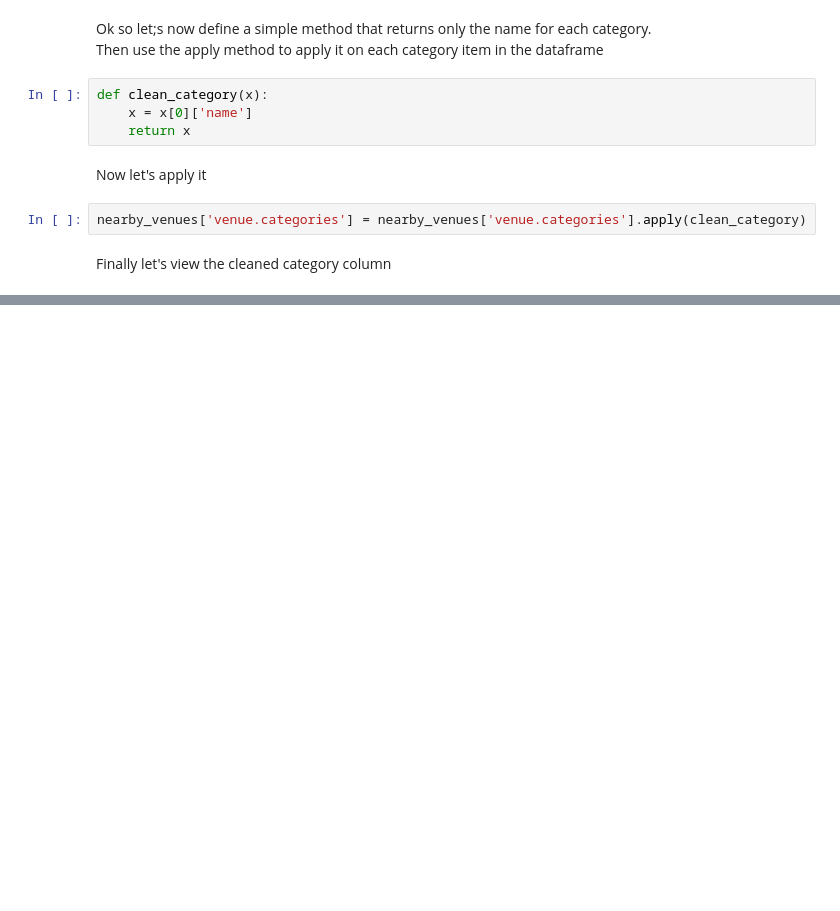
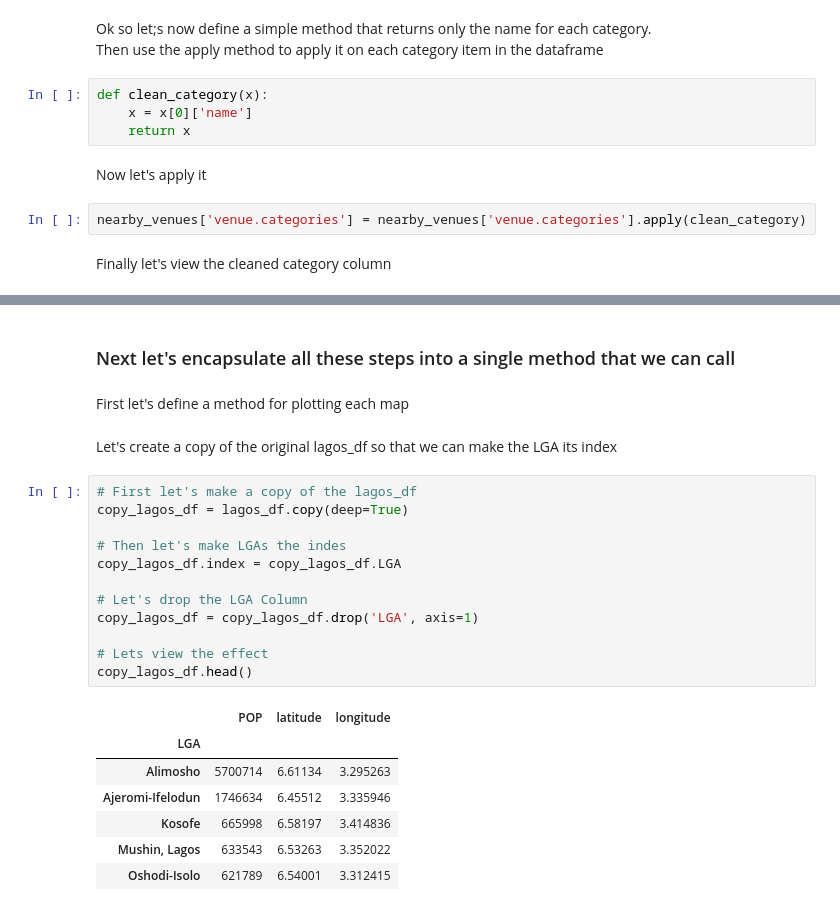
Before and after one commit to Lawrence-Krukrubo/IBM_Data_Specialization_Capstone_Project, a Jupyter notebook: applied_data_science_capstone_project.ipynb, the cells around one changed output, grey strips where cells are left out. Saved outputs shown, nothing was run; the diff lists cells and outputs as text; blank space fills up the shorter version.

```diff
--- a/applied_data_science_capstone_project.ipynb
+++ b/applied_data_science_capstone_project.ipynb
@@ -496,0 +498,26 @@ nearby_venues.head()
+# %% [markdown]
+<h3>Next let's encapsulate all these steps into a single method that we can call</h3>
+# %% [markdown]
+First let's define a method for plotting each map
+# %% [markdown]
+Let's create a copy of the original lagos_df so that we can make the LGA its index
+# %%
+# First let's make a copy of the lagos_df
+copy_lagos_df = lagos_df.copy(deep=True)
+
+# Then let's make LGAs the indes
+copy_lagos_df.index = copy_lagos_df.LGA
+
+# Let's drop the LGA Column
+copy_lagos_df = copy_lagos_df.drop('LGA', axis=1)
+
+# Lets view the effect
+copy_lagos_df.head()
+# %% [output]
+|  | POP | latitude | longitude |
+| LGA |  |  |  |
+| Alimosho | 5700714 | 6.61134 | 3.295263 |
+| Ajeromi-Ifelodun | 1746634 | 6.45512 | 3.335946 |
+| Kosofe | 665998 | 6.58197 | 3.414836 |
+| Mushin, Lagos | 633543 | 6.53263 | 3.352022 |
+| Oshodi-Isolo | 621789 | 6.54001 | 3.312415 |
```
Also changed, not shown: parts of 22 cells of this notebook.
